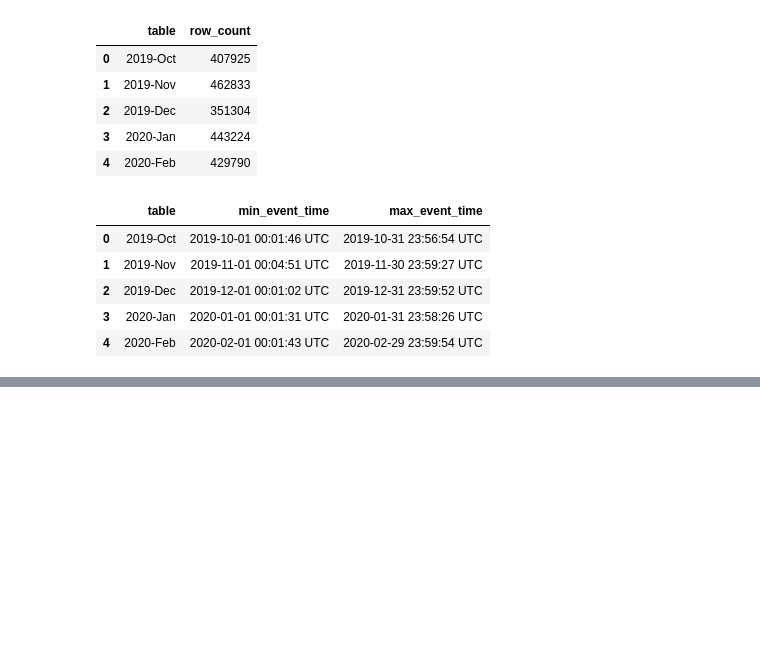
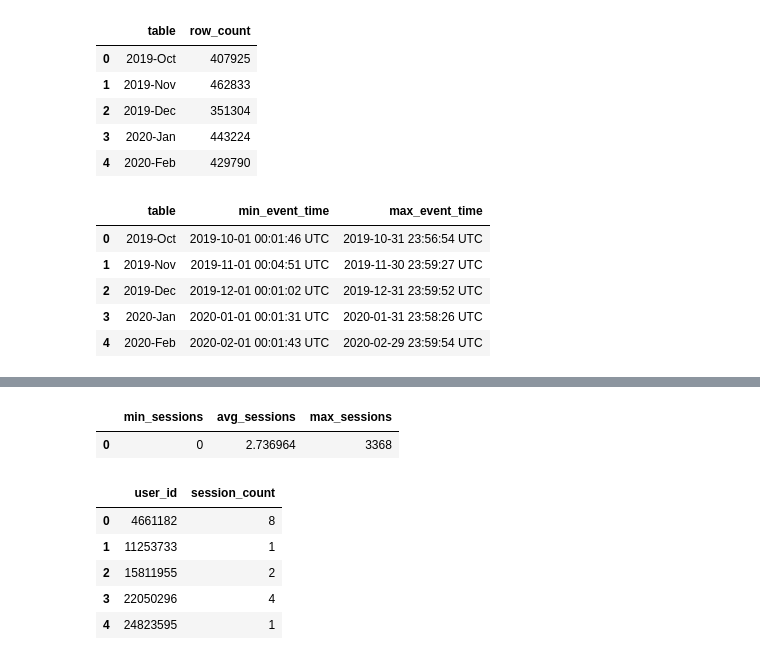
Before and after one commit to Nicosuarezso/ecommerce-cosmetics-analytics, a Jupyter notebook: notebooks/01_data_understanding.ipynb, the cells around one changed output, grey strips where cells are left out. Saved outputs shown, nothing was run; the diff lists cells and outputs as text; code cells hidden in the pictures; blank space fills up the shorter version.

```diff
--- a/notebooks/01_data_understanding.ipynb
+++ b/notebooks/01_data_understanding.ipynb
@@ -212,0 +269,51 @@ date_ranges
+# %%
+# Frecuencia de sesiones por usuario en todas las tablas
+
+user_session_summary = """
+SELECT
+    MIN(session_count) AS min_sessions,
+    AVG(session_count) AS avg_sessions,
+    MAX(session_count) AS max_sessions
+FROM (
+    SELECT
+        user_id,
+        COUNT(DISTINCT user_session) AS session_count
+    FROM (
+        {union_query}
+    )
+    WHERE user_id IS NOT NULL
+    GROUP BY user_id
+);
+""".format(union_query=union_query)
+
+user_session_summary = pd.read_sql_query(
+    user_session_summary,
+    conn
+)
+
+user_session_summary
+# %% [output]
+|  | min_sessions | avg_sessions | max_sessions |
+| 0 | 0 | 2.736964 | 3368 |
+# %%
+user_sessions_query = f"""
+SELECT
+    user_id,
+    COUNT(DISTINCT user_session) AS session_count
+FROM (
+    {union_query}
+)
+WHERE user_id IS NOT NULL
+GROUP BY user_id;
+"""
+
+user_sessions = pd.read_sql_query(user_sessions_query, conn)
+
+user_sessions.head()
+# %% [output]
+|  | user_id | session_count |
+| 0 | 4661182 | 8 |
+| 1 | 11253733 | 1 |
+| 2 | 15811955 | 2 |
+| 3 | 22050296 | 4 |
+| 4 | 24823595 | 1 |
```
Also changed, not shown: parts of 6 cells of this notebook, 1 other file.
